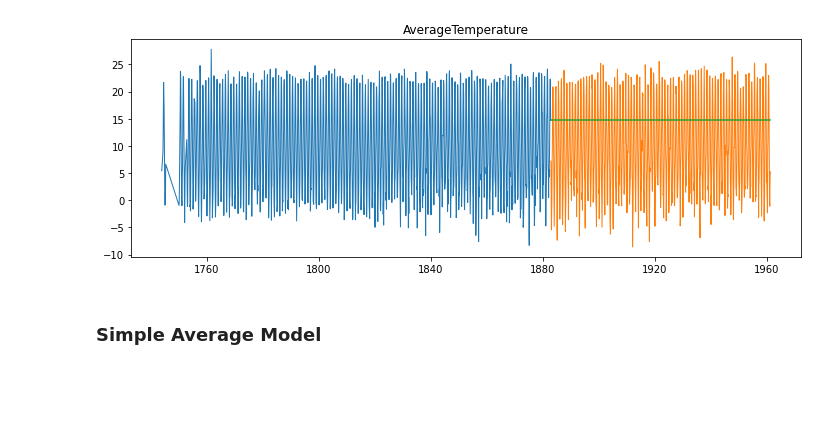
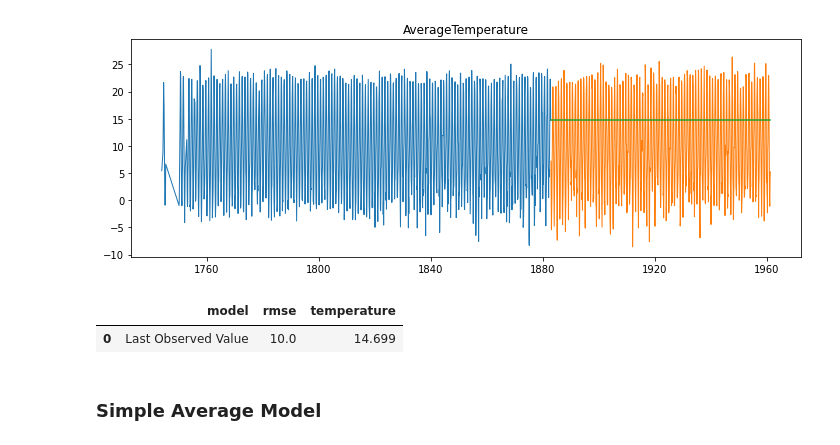
Before and after one commit to LinhQuach13/time-series-exercises, a Jupyter notebook: MajorCityTemps.ipynb, the cells around one changed output. Cells and saved outputs as stored; diff of their text form; code cells hidden in the pictures; blank space fills up the shorter version.

```diff
--- a/MajorCityTemps.ipynb
+++ b/MajorCityTemps.ipynb
@@ -395,6 +395,17 @@ plot_and_eval(yhat_df_lov, 'AverageTemperature')
 # %% [output]
 AverageTemperature -- RMSE: 10
 [figure]
+# %%
+#Create dataframe for last observed value model values
+model_df = pd.DataFrame(data=[{
+    'model': 'Last Observed Value',
+    'rmse': rmse_lov,
+    'temperature': temp_lov
+    }])
+model_df
+# %% [output]
+|  | model | rmse | temperature |
+| 0 | Last Observed Value | 10.0 | 14.699 |
 # %% [markdown]
 ### Simple Average Model
 # %%
```
Also changed, not shown: parts of 5 cells of this notebook.
